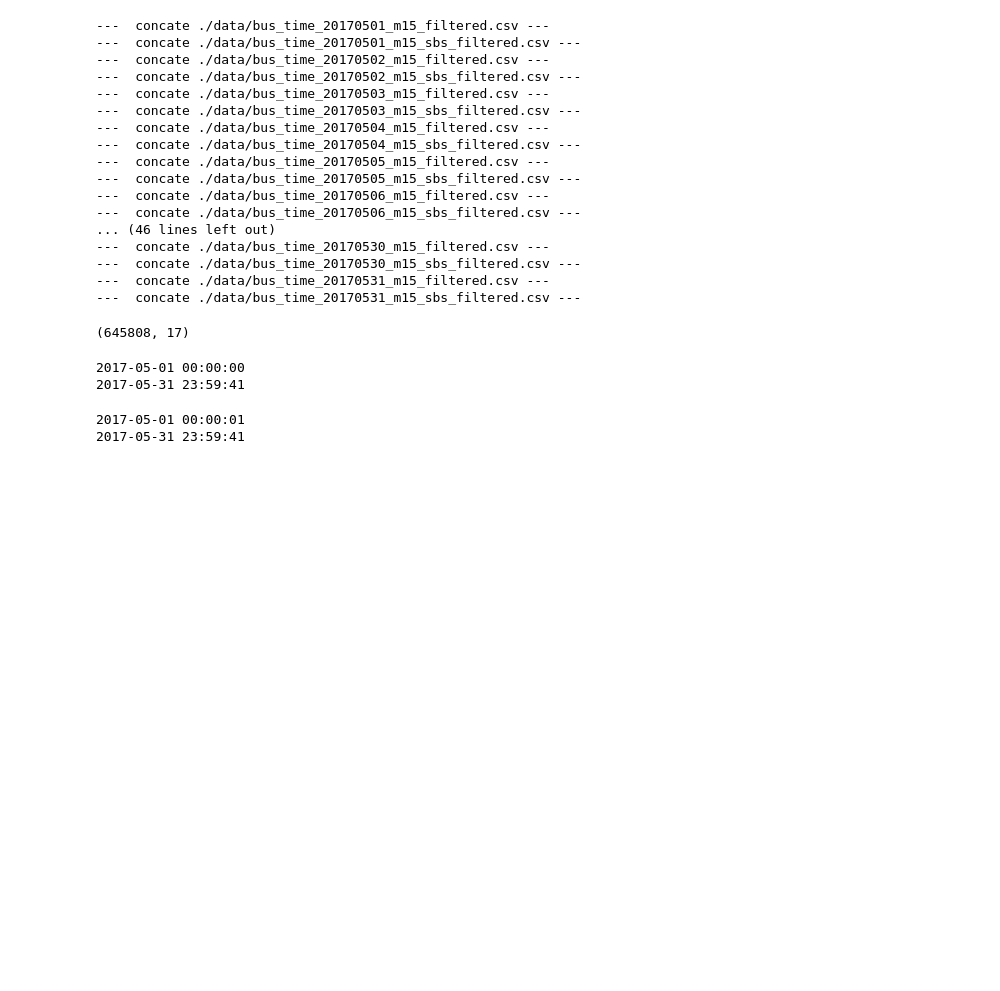
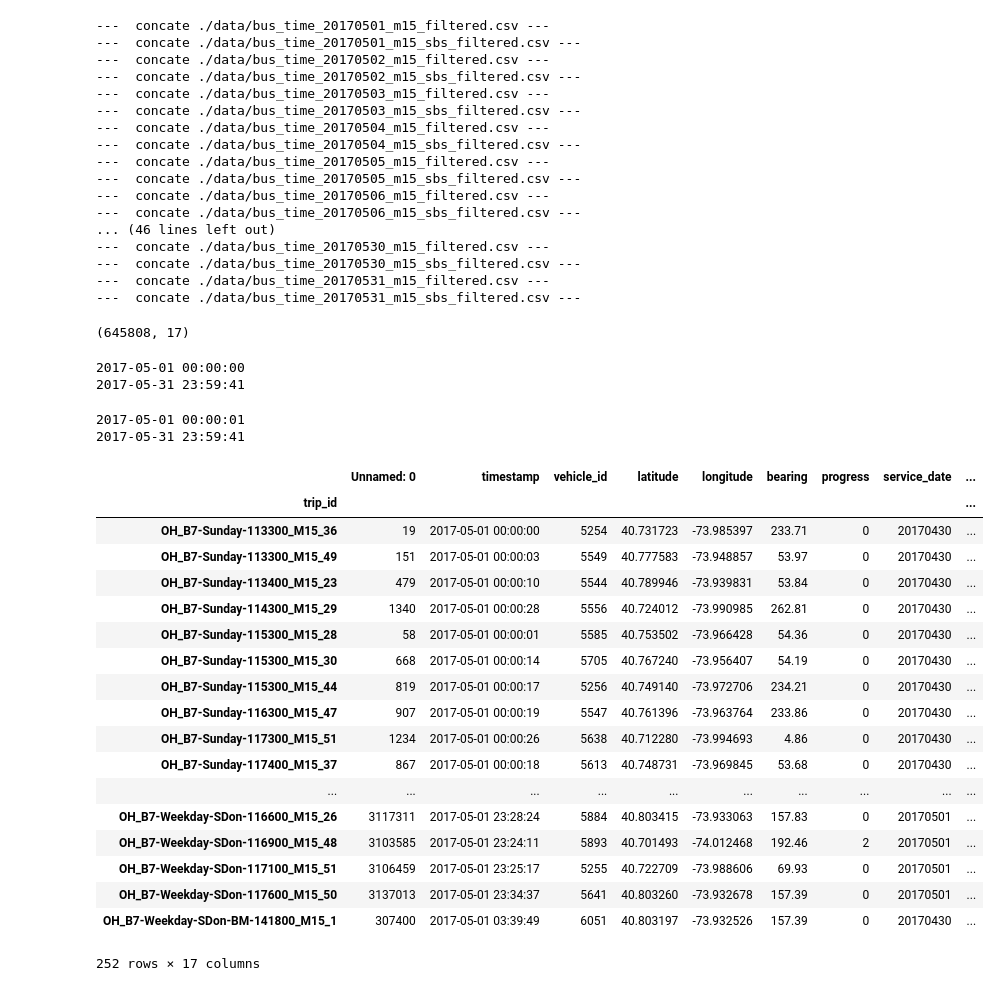
Before and after one commit to parthshah93/ads_2017, a Jupyter notebook: data_download.ipynb, the cells around one changed output. Saved outputs shown, nothing was run; the diff lists cells and outputs as text; code cells hidden in the pictures; blank space fills up the shorter version.

```diff
--- a/data_download.ipynb
+++ b/data_download.ipynb
@@ -141,6 +141,12 @@ for i in range(1, 32):
 
         #throw away trips with <15 reports
         df = df.groupby(df.trip_id).filter(lambda group: len(group) > 15)
+        for trip_id, group in df.groupby("trip_id"):
+            sort = group.sort_values("timestamp")
+            if sort.first().latitude > sort.last().latitude:
+                group["direction"] = 0 # southbound
+            else:
+                group["direction"] = 1 # northbound
 
         print(" --- Done (2/3) --- ")
         m15 = df[df.trip_id.str.contains("_M15")]
@@ -249,0 +258,34 @@ m15_sbs_final_df.to_csv("./data/m15_sbs_final.csv")
+# %%
+m15_oneday = pd.read_csv("data/bus_time_20170501_m15_filtered.csv")
+# %%
+df = m15_oneday
+df["timestamp"] = pd.to_datetime(df['timestamp'])
+for trip_id, group in df.groupby("trip_id"):
+    sort = group.sort_values("timestamp")
+    trip =  df["trip_id"] == trip_id
+    if sort.iloc[0].latitude > sort.iloc[-1].latitude:
+        df.loc[trip, "direction"] = 0 # southbound
+    else:
+        df.loc[trip, "direction"] = 1 # northbound
+# %%
+df.groupby("trip_id").first()
+# %% [output]
+|  | Unnamed: 0 | timestamp | vehicle_id | latitude | longitude | bearing | progress | service_date | ... |
+| trip_id |  |  |  |  |  |  |  |  | ... |
+| OH_B7-Sunday-113300_M15_36 | 19 | 2017-05-01 00:00:00 | 5254 | 40.731723 | -73.985397 | 233.71 | 0 | 20170430 | ... |
+| OH_B7-Sunday-113300_M15_49 | 151 | 2017-05-01 00:00:03 | 5549 | 40.777583 | -73.948857 | 53.97 | 0 | 20170430 | ... |
+| OH_B7-Sunday-113400_M15_23 | 479 | 2017-05-01 00:00:10 | 5544 | 40.789946 | -73.939831 | 53.84 | 0 | 20170430 | ... |
+| OH_B7-Sunday-114300_M15_29 | 1340 | 2017-05-01 00:00:28 | 5556 | 40.724012 | -73.990985 | 262.81 | 0 | 20170430 | ... |
+| OH_B7-Sunday-115300_M15_28 | 58 | 2017-05-01 00:00:01 | 5585 | 40.753502 | -73.966428 | 54.36 | 0 | 20170430 | ... |
+| OH_B7-Sunday-115300_M15_30 | 668 | 2017-05-01 00:00:14 | 5705 | 40.767240 | -73.956407 | 54.19 | 0 | 20170430 | ... |
+| OH_B7-Sunday-115300_M15_44 | 819 | 2017-05-01 00:00:17 | 5256 | 40.749140 | -73.972706 | 234.21 | 0 | 20170430 | ... |
+| OH_B7-Sunday-116300_M15_47 | 907 | 2017-05-01 00:00:19 | 5547 | 40.761396 | -73.963764 | 233.86 | 0 | 20170430 | ... |
+| OH_B7-Sunday-117300_M15_51 | 1234 | 2017-05-01 00:00:26 | 5638 | 40.712280 | -73.994693 | 4.86 | 0 | 20170430 | ... |
+| OH_B7-Sunday-117400_M15_37 | 867 | 2017-05-01 00:00:18 | 5613 | 40.748731 | -73.969845 | 53.68 | 0 | 20170430 | ... |
+| ... | ... | ... | ... | ... | ... | ... | ... | ... | ... |
+| OH_B7-Weekday-SDon-116600_M15_26 | 3117311 | 2017-05-01 23:28:24 | 5884 | 40.803415 | -73.933063 | 157.83 | 0 | 20170501 | ... |
+| OH_B7-Weekday-SDon-116900_M15_48 | 3103585 | 2017-05-01 23:24:11 | 5893 | 40.701493 | -74.012468 | 192.46 | 2 | 20170501 | ... |
+| OH_B7-Weekday-SDon-117100_M15_51 | 3106459 | 2017-05-01 23:25:17 | 5255 | 40.722709 | -73.988606 | 69.93 | 0 | 20170501 | ... |
+| OH_B7-Weekday-SDon-117600_M15_50 | 3137013 | 2017-05-01 23:34:37 | 5641 | 40.803260 | -73.932678 | 157.39 | 0 | 20170501 | ... |
+| OH_B7-Weekday-SDon-BM-141800_M15_1 | 307400 | 2017-05-01 03:39:49 | 6051 | 40.803197 | -73.932526 | 157.39 | 0 | 20170430 | ... |
+252 rows × 17 columns
```
Also changed, not shown: parts of 1 cell of this notebook.
